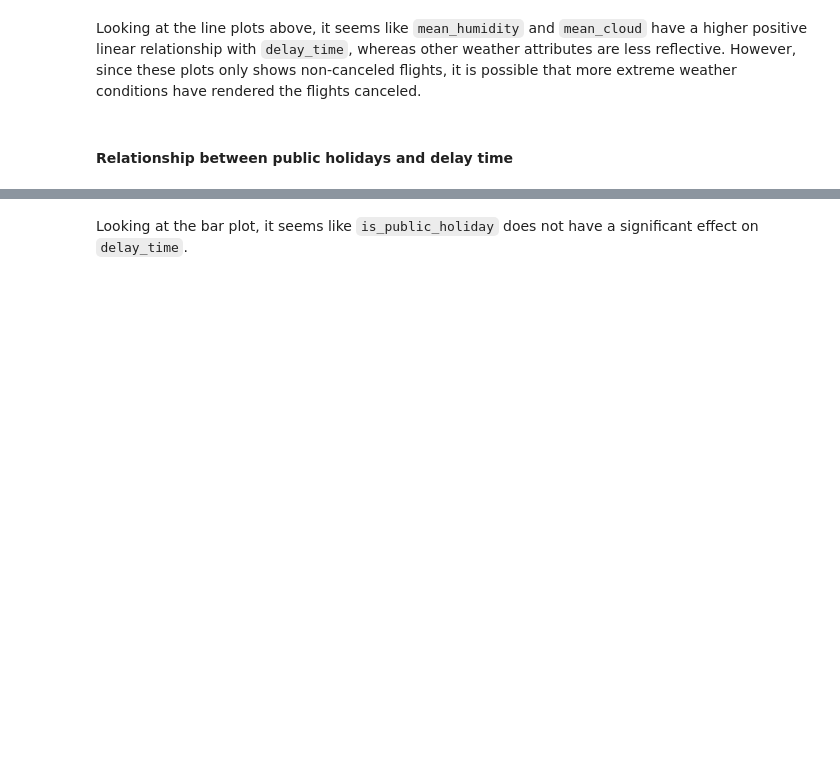
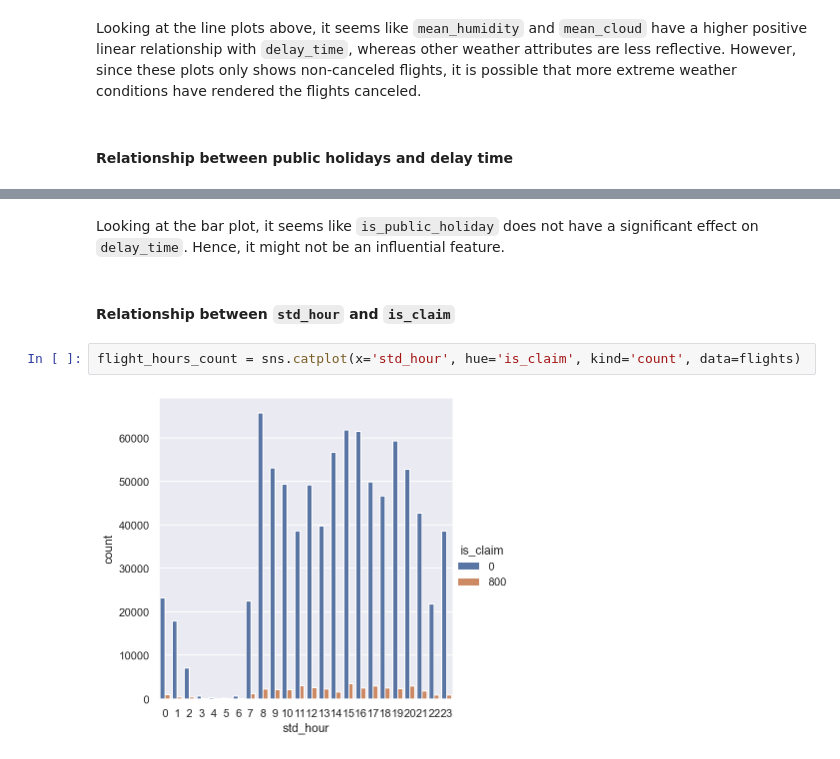
Before and after one commit to chunheisiu/flight-delay-claims-prediction, a Jupyter notebook: notebooks/EDA.ipynb, the cells around one changed output, grey strips where cells are left out. Cells and saved outputs as stored; diff of their text form; blank space fills up the shorter version.

```diff
--- a/notebooks/EDA.ipynb
+++ b/notebooks/EDA.ipynb
@@ -314,4 +315,10 @@ flights_weather_dew_point_plot = sns.catplot(x='is_public_holiday', y='delay_tim
 # %% [output]
 [figure]
 # %% [markdown]
-Looking at the bar plot, it seems like `is_public_holiday` does not have a significant effect on `delay_time`.
+Looking at the bar plot, it seems like `is_public_holiday` does not have a significant effect on `delay_time`. Hence, it might not be an influential feature.
+# %% [markdown]
+#### Relationship between `std_hour` and `is_claim`
+# %%
+flight_hours_count = sns.catplot(x='std_hour', hue='is_claim', kind='count', data=flights)
+# %% [output]
+[figure, added]
```
Also changed, not shown: parts of 8 cells of this notebook, 1 other file.
